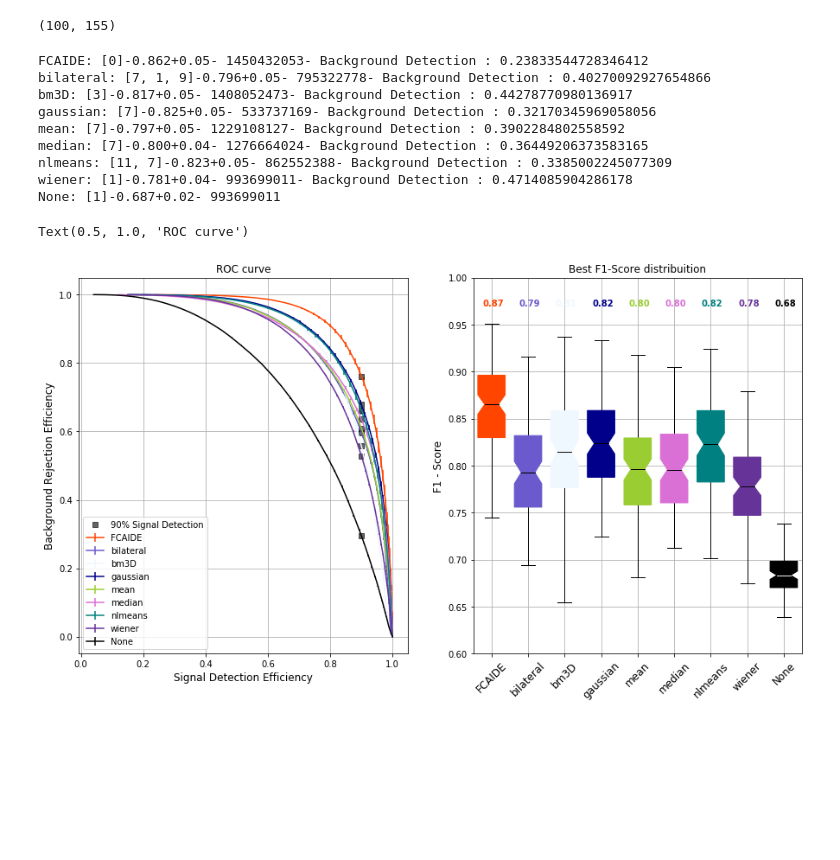
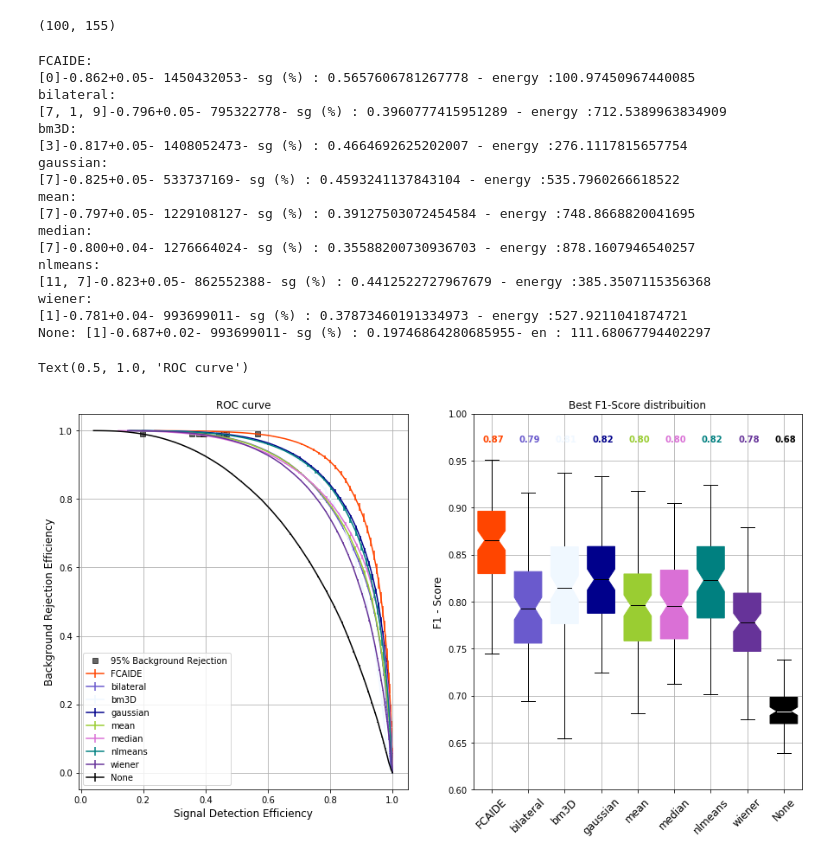
Before and after one commit to Gui1402/filtering_cygnus, a Jupyter notebook: notebooks/new_results.ipynb, the cells around one changed output. Cells and saved outputs as stored; diff of their text form; code cells hidden in the pictures; blank space fills up the shorter version.

```diff
--- a/notebooks/new_results.ipynb
+++ b/notebooks/new_results.ipynb
@@ -87,13 +88,26 @@ for i,filter_name in list(enumerate(filter_names)):
     #ax[1].set_xlim(-0.5, 7.5)
     ## plot points
     f_sg_bg = interp1d(sg_eff_mean[:, best_index], bg_eff_mean[:, best_index])
+    f_bg_sg = interp1d(bg_eff_mean[:, best_index], sg_eff_mean[:, best_index])
+
     f_sg_en = interp1d(sg_eff_mean[:, best_index], abs(energy_mean[:, best_index]))
-    ax[0].plot(0.9, f_sg_bg(0.9), 'sk', alpha = 0.6)
-    print(filter_name + ': ' + str(params[best_index]) + '-' + str('%.3f'%np.mean(f1_score_best_per_image[:, best_index])) + '+' + str('%.2f'%np.std(f1_score_best_per_image[:, best_index])) + '- ' + str(int(best_time)) + '- Background Detection : ' + str(1-f_sg_bg(0.9)))
+    sg_detection = f_bg_sg(0.99)
+    ax[0].plot(sg_detection, 0.99, 'sk', alpha = 0.6)
+    print(filter_name + ': \n' +
+          str(params[best_index]) +
+          '-' +
+          str('%.3f'%np.mean(f1_score_best_per_image[:, best_index])) +
+          '+' +
+          str('%.2f'%np.std(f1_score_best_per_image[:, best_index])) +
+          '- ' +
+          str(int(best_time)) +
+          '- sg (%) : ' +
+          str(sg_detection) +
+          " - energy :" +
+          str(f_sg_en(sg_detection)))
 
 
 
-print('None' + ': ' + str(params[ind_none]) + '-' + str('%.3f'%np.mean(f1_score_best_per_image[:, ind_none])) + '+' + str('%.2f'%np.std(f1_score_best_per_image[:, ind_none])) + '- ' + str(int(best_time)))
 
 ax[0].errorbar(sg_eff_mean[:, ind_none],
                bg_eff_mean[:, ind_none],
@@ -106,44 +120,66 @@ ax[1].boxplot(f1_score_best_per_image[:, ind_none],
               notch = True,
               boxprops=dict(facecolor='black', color='black'),
               capprops=dict(color='black'),
               whiskerprops=dict(color='black'),
               flierprops=dict(color='black', markeredgecolor='black'),
               medianprops=dict(color='white'),
               widths = 0.75)
 ax[1].text(i+1-0.25, 0.97,
                str('%.2f'%np.median(f1_score_best_per_image[:, ind_none])),
                color = 'black',
                fontweight = 'black')
 
 f_sg_bg = interp1d(sg_eff_mean[:, ind_none], bg_eff_mean[:, ind_none])
+f_bg_sg = interp1d(bg_eff_mean[:, ind_none], sg_eff_mean[:, ind_none])
 f_sg_en = interp1d(sg_eff_mean[:, ind_none], abs(energy_mean[:, ind_none]))
-ax[0].plot(0.9, f_sg_bg(0.9), 'sk', alpha = 0.6, label = '90% Signal Detection')
+print('None' + ': ' +
+      str(params[ind_none]) +
+      '-' +
+      str('%.3f'%np.mean(f1_score_best_per_image[:, ind_none])) +
+      '+' +
+      str('%.2f'%np.std(f1_score_best_per_image[:, ind_none])) +
+      '- ' +
+      str(int(best_time)) +
+      '- sg (%) : ' +
+      str(f_bg_sg(0.99)) +
+      '- en : '+
+      str(f_sg_en(sg_detection)))
+
+ax[0].plot(f_bg_sg(0.99),0.99, 'sk', alpha = 0.6, label = '95% Background Rejection')
 
 #ax[1].set_xticks(range(0, len(filter_names), filter_names)
 ax[0].set_xlabel('Signal Detection Efficiency', fontsize=12)
 ax[0].set_ylabel('Background Rejection Efficiency', fontsize=12)
 ax[0].grid()
 ax[0].legend()
 ax[1].grid()
 #ax[1].set_xticks(range(0, len(filter_names), list(filter_names)))
 ax[1].set_xticklabels(np.append(filter_names,'None'),
                     rotation=45, fontsize=12)
 ax[1].set_ylim(0.6, 1.)
 ax[1].set_ylabel('F1 - Score', fontsize=12)
 ax[1].set_title('Best F1-Score distribuition')
 ax[0].set_title('ROC curve')
 # %% [output]
-FCAIDE: [0]-0.862+0.05- 1450432053- Background Detection : 0.23833544728346412
-bilateral: [7, 1, 9]-0.796+0.05- 795322778- Background Detection : 0.40270092927654866
-bm3D: [3]-0.817+0.05- 1408052473- Background Detection : 0.44278770980136917
-gaussian: [7]-0.825+0.05- 533737169- Background Detection : 0.32170345969058056
-mean: [7]-0.797+0.05- 1229108127- Background Detection : 0.3902284802558592
-median: [7]-0.800+0.04- 1276664024- Background Detection : 0.36449206373583165
-nlmeans: [11, 7]-0.823+0.05- 862552388- Background Detection : 0.3385002245077309
-wiener: [1]-0.781+0.04- 993699011- Background Detection : 0.4714085904286178
-None: [1]-0.687+0.02- 993699011
+FCAIDE:
+[0]-0.862+0.05- 1450432053- sg (%) : 0.5657606781267778 - energy :100.97450967440085
+bilateral:
+[7, 1, 9]-0.796+0.05- 795322778- sg (%) : 0.3960777415951289 - energy :712.5389963834909
+bm3D:
+[3]-0.817+0.05- 1408052473- sg (%) : 0.4664692625202007 - energy :276.1117815657754
+gaussian:
+[7]-0.825+0.05- 533737169- sg (%) : 0.4593241137843104 - energy :535.7960266618522
+mean:
+[7]-0.797+0.05- 1229108127- sg (%) : 0.39127503072454584 - energy :748.8668820041695
+median:
+[7]-0.800+0.04- 1276664024- sg (%) : 0.35588200730936703 - energy :878.1607946540257
+nlmeans:
+[11, 7]-0.823+0.05- 862552388- sg (%) : 0.4412522727967679 - energy :385.3507115356368
+wiener:
+[1]-0.781+0.04- 993699011- sg (%) : 0.37873460191334973 - energy :527.9211041874721
+None: [1]-0.687+0.02- 993699011- sg (%) : 0.19746864280685955- en : 111.68067794402297
 Text(0.5, 1.0, 'ROC curve')
-[figure, old version]
+[figure, new version]
 # %%
 n_pixels_mean = np.array(data['count']).astype(np.int).mean()
 print("Número médio de pixels de sinal : " + str(n_pixels_mean))
```
Also changed, not shown: parts of 19 cells of this notebook, 5 other files.
